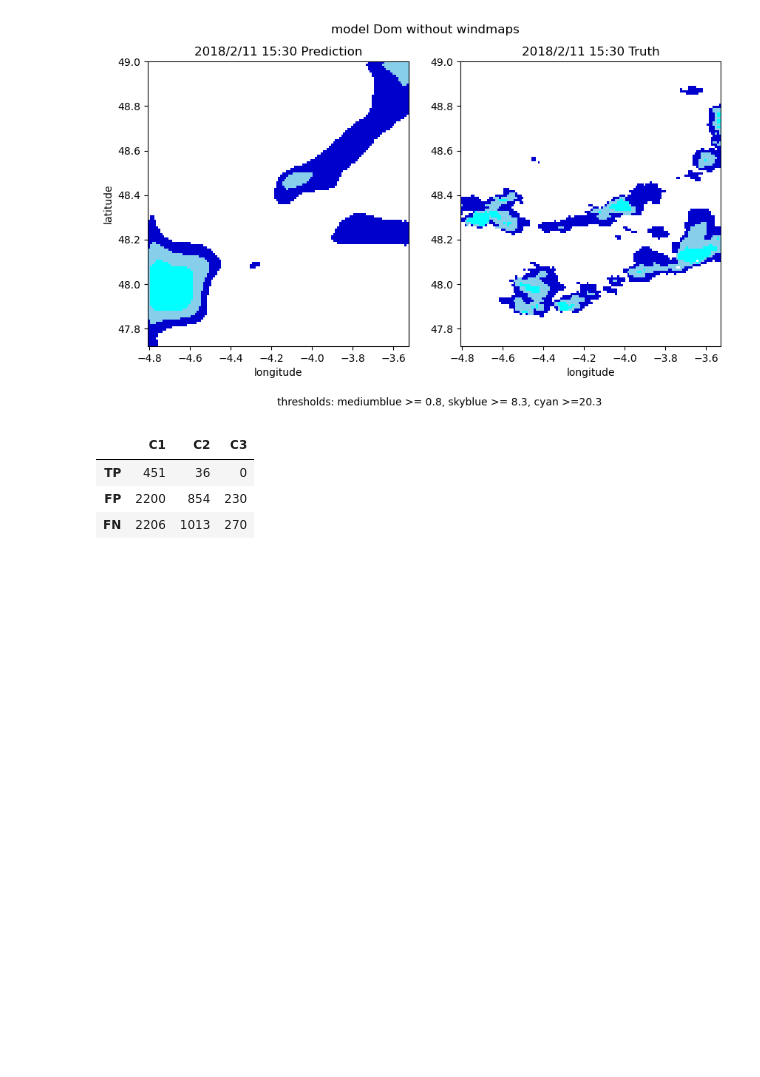
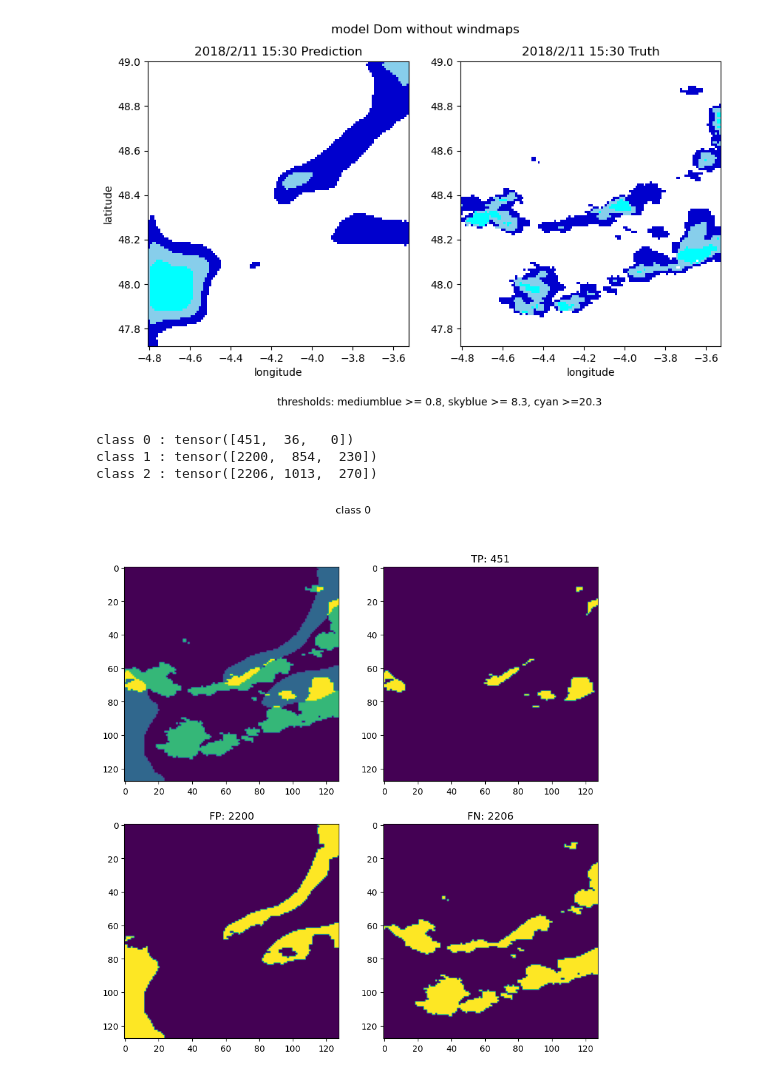
Before and after one commit to DragonZoom/meteonet, a Jupyter notebook: inference.ipynb, the cells around one changed output. Saved outputs shown, nothing was run; the diff lists cells and outputs as text; code cells hidden in the pictures; blank space fills up the shorter version.

Commit message:
plot TP FP FN

```diff
--- a/inference.ipynb
+++ b/inference.ipynb
@@ -150,15 +150,40 @@ with torch.no_grad():
 
 pred = (torch.sigmoid(y)>.5)
 true = torch.cat([item['target'].unsqueeze(0)>t for t in thresholds], dim=0).unsqueeze(0)
-sc = calculate_TPFPFN(pred,true)
+sc1 = calculate_TPFPFN(pred,true)
+sc2 = calculate_scores( sc1)
 df2 = pd.DataFrame( sc, columns=['C1','C2','C3'], index=['TP','FP','FN'])
 df2
+#sc1
-# %% [output]
-|  | C1 | C2 | C3 |
-| TP | 451 | 36 | 0 |
-| FP | 2200 | 854 | 230 |
-| FN | 2206 | 1013 | 270 |
 # %%
-a = (torch.sigmoid(y)>.5).squeeze(0)
-b = torch.cat([item['target'].unsqueeze(0)>t for t in thresholds], dim=0)
-plt.imshow(a[0]&b[0])
+from loader.utilities import map_to_classes
+true = map_to_classes(item['target'].unsqueeze(0), thresholds)
+for c,a in enumerate(calculate_TPFPFN(pred, true)):
+    print(f'class {c} : {a}')
+# %% [output]
+class 0 : tensor([451,  36,   0])
+class 1 : tensor([2200,  854,  230])
+class 2 : tensor([2206, 1013,  270])
+# %%
+def plot_TPFPFN( pred, true, c):
+    plt.figure(figsize=(10,10))
+    plt.suptitle( f'class {c}')
+    plt.subplot(2,2,1)
+    plt.imshow(pred[0,c]*1 + 2*true[0,c])
+    plt.subplot(2,2,2)
+    TP = pred[0,c]*true[0,c]
+    plt.title(f'TP: {int(TP.sum())}')
+    plt.imshow(TP)
+    plt.subplot(2,2,3)
+    FP = pred[0,c]*(true[0,c]==False)
+    plt.title(f'FP: {int(FP.sum())}')
+    plt.imshow(FP)
+    plt.subplot(2,2,4)
+    FN = (pred[0,c] == False)*(true[0,c])
+    plt.title(f'FN: {int((FN).sum())}')
+    plt.imshow(FN)
+    plt.show()
+
+plot_TPFPFN( pred, true, 0)
+# %% [output]
+[figure, added]
```
